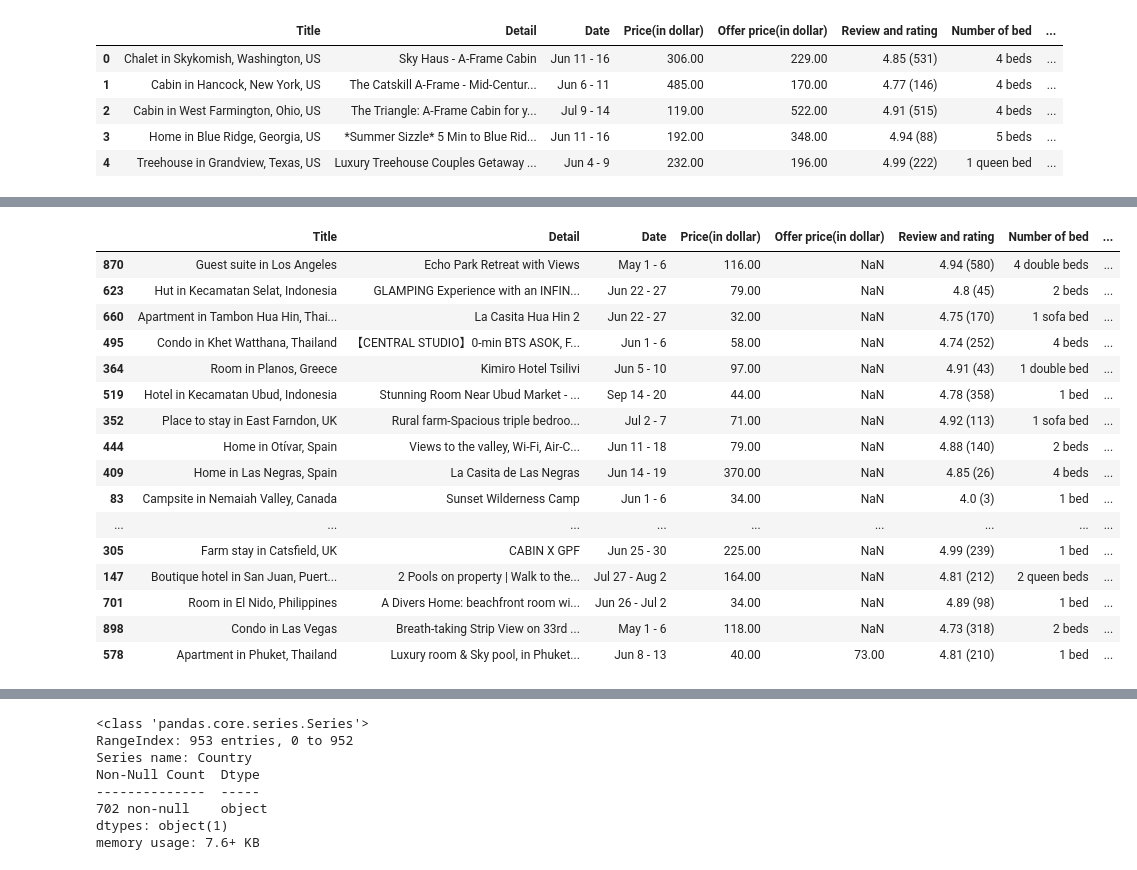
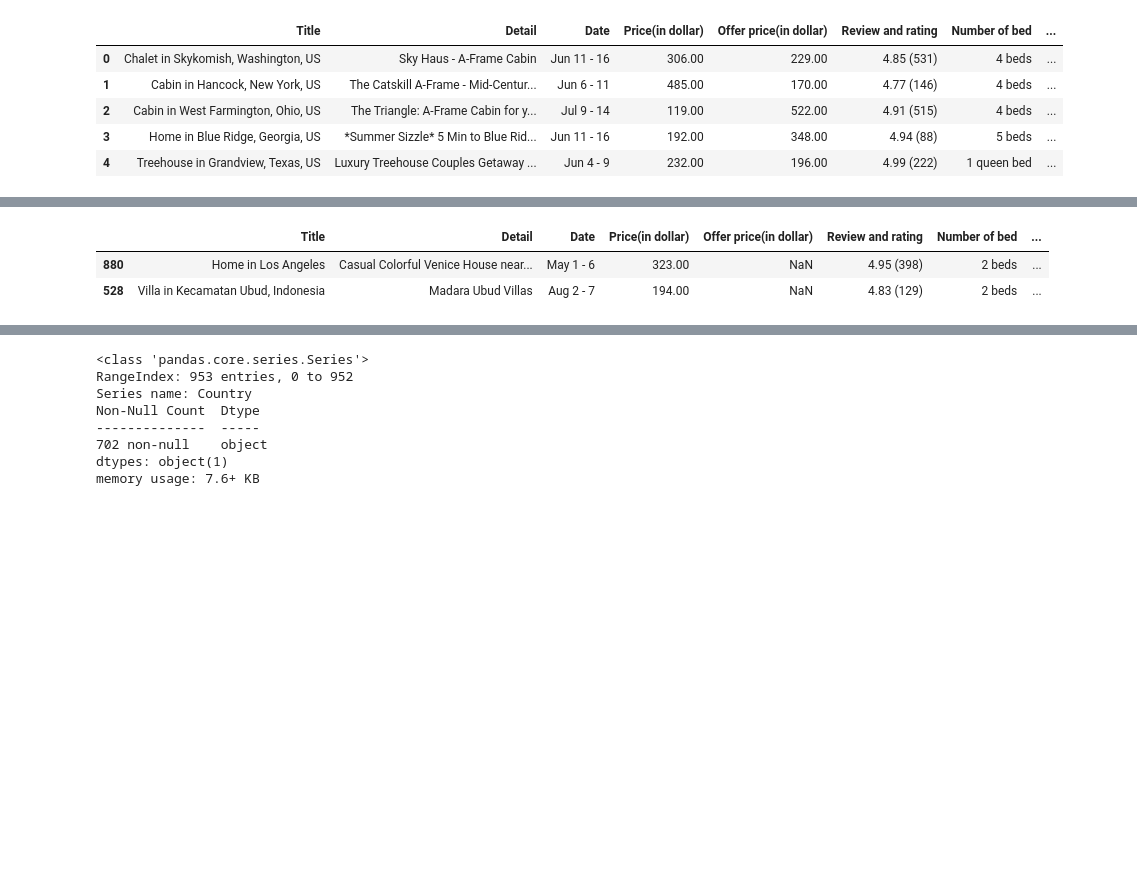
Before and after one commit to nyassi35/ReDI_project, a Jupyter notebook: Redi_Project.ipynb, the cells around one changed output, grey strips where cells are left out. Saved outputs shown, nothing was run; the diff lists cells and outputs as text; code cells hidden in the pictures; blank space fills up the shorter version.

```diff
--- a/Redi_Project.ipynb
+++ b/Redi_Project.ipynb
@@ -167,25 +168,11 @@ df1.sample(5)
 # %%
 # Split the 'Title' column into 'Place', 'City', and 'Country' columns
 df1[['Facility', 'others']] = df1['Title'].str.split(' in ', n= 2, expand=True)
-df1.sample(20)
+df1.sample(2)
 # %% [output]
 |  | Title | Detail | Date | Price(in dollar) | Offer price(in dollar) | Review and rating | Number of bed | ... |
-| 870 | Guest suite in Los Angeles | Echo Park Retreat with Views | May 1 - 6 | 116.00 | NaN | 4.94 (580) | 4 double beds | ... |
-| 623 | Hut in Kecamatan Selat, Indonesia | GLAMPING Experience with an INFIN... | Jun 22 - 27 | 79.00 | NaN | 4.8 (45) | 2 beds | ... |
-| 660 | Apartment in Tambon Hua Hin, Thai... | La Casita Hua Hin 2 | Jun 22 - 27 | 32.00 | NaN | 4.75 (170) | 1 sofa bed | ... |
-| 495 | Condo in Khet Watthana, Thailand | 【CENTRAL STUDIO】0-min BTS ASOK, F... | Jun 1 - 6 | 58.00 | NaN | 4.74 (252) | 4 beds | ... |
-| 364 | Room in Planos, Greece | Kimiro Hotel Tsilivi | Jun 5 - 10 | 97.00 | NaN | 4.91 (43) | 1 double bed | ... |
-| 519 | Hotel in Kecamatan Ubud, Indonesia | Stunning Room Near Ubud Market - ... | Sep 14 - 20 | 44.00 | NaN | 4.78 (358) | 1 bed | ... |
-| 352 | Place to stay in East Farndon, UK | Rural farm-Spacious triple bedroo... | Jul 2 - 7 | 71.00 | NaN | 4.92 (113) | 1 sofa bed | ... |
-| 444 | Home in Otívar, Spain | Views to the valley, Wi-Fi, Air-C... | Jun 11 - 18 | 79.00 | NaN | 4.88 (140) | 2 beds | ... |
-| 409 | Home in Las Negras, Spain | La Casita de Las Negras | Jun 14 - 19 | 370.00 | NaN | 4.85 (26) | 4 beds | ... |
-| 83 | Campsite in Nemaiah Valley, Canada | Sunset Wilderness Camp | Jun 1 - 6 | 34.00 | NaN | 4.0 (3) | 1 bed | ... |
-| ... | ... | ... | ... | ... | ... | ... | ... | ... |
-| 305 | Farm stay in Catsfield, UK | CABIN X GPF | Jun 25 - 30 | 225.00 | NaN | 4.99 (239) | 1 bed | ... |
-| 147 | Boutique hotel in San Juan, Puert... | 2 Pools on property | Walk to the... | Jul 27 - Aug 2 | 164.00 | NaN | 4.81 (212) | 2 queen beds | ... |
-| 701 | Room in El Nido, Philippines | A Divers Home: beachfront room wi... | Jun 26 - Jul 2 | 34.00 | NaN | 4.89 (98) | 1 bed | ... |
-| 898 | Condo in Las Vegas | Breath-taking Strip View on 33rd ... | May 1 - 6 | 118.00 | NaN | 4.73 (318) | 2 beds | ... |
-| 578 | Apartment in Phuket, Thailand | Luxury room & Sky pool, in Phuket... | Jun 8 - 13 | 40.00 | 73.00 | 4.81 (210) | 1 bed | ... |
+| 880 | Home in Los Angeles | Casual Colorful Venice House near... | May 1 - 6 | 323.00 | NaN | 4.95 (398) | 2 beds | ... |
+| 528 | Villa in Kecamatan Ubud, Indonesia | Madara Ubud Villas | Aug 2 - 7 | 194.00 | NaN | 4.83 (129) | 2 beds | ... |
 # %%
 # Assuming you have the table data in a DataFrame called 'df1'
 
```
Also changed, not shown: parts of 26 cells of this notebook.
